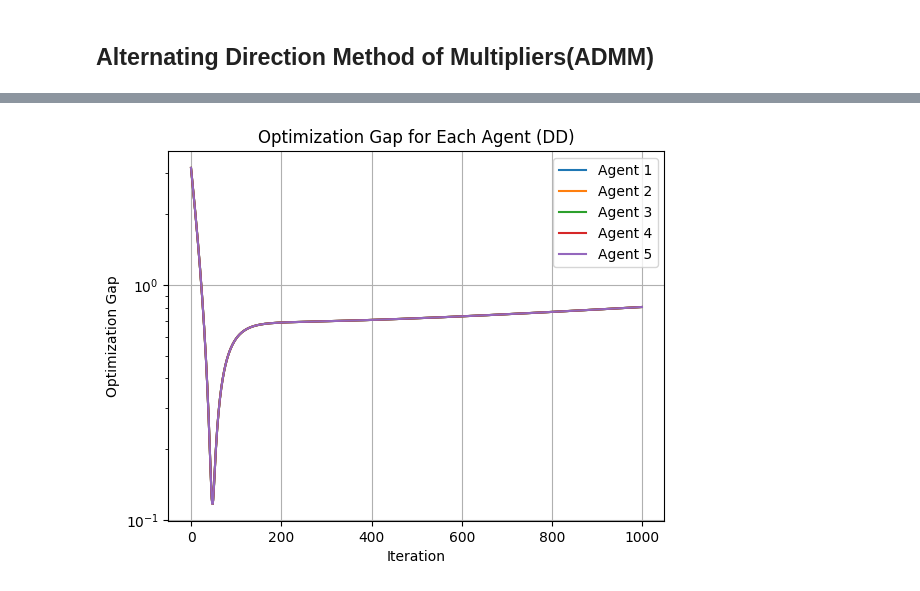
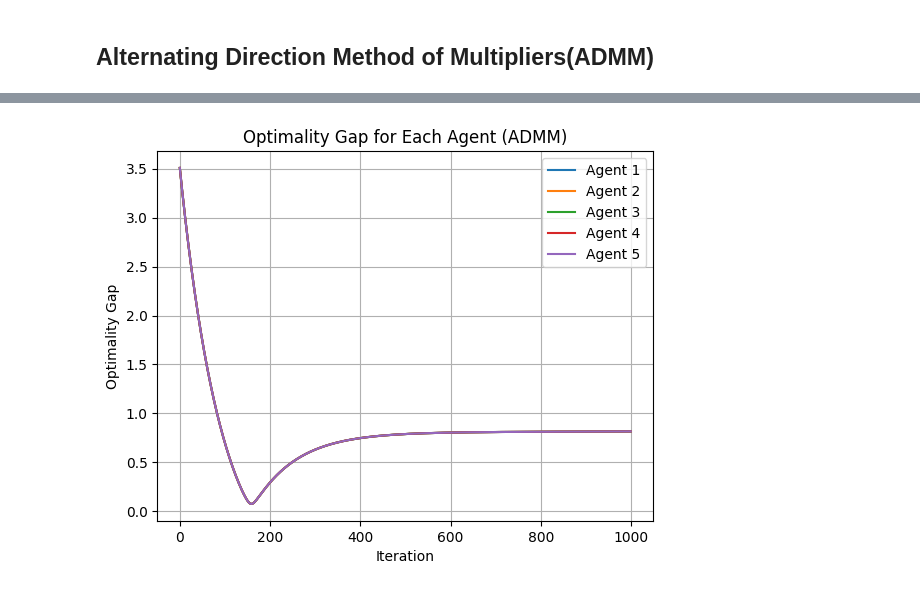
Before and after one commit to wendysanensta/cooperative_opt, a Jupyter notebook: Part 1.ipynb, the cells around one changed output, grey strips where cells are left out. Drawn from its saved outputs; the diff is of its cells as text; code cells hidden in the pictures.

```diff
--- a/Part 1.ipynb
+++ b/Part 1.ipynb
@@ -339,14 +319,13 @@ plt.show()
 # %% [markdown]
 <h2> Dual Decomposition
 # %%
-def dual_decomposition(num_iterations, agents, ind, K, y, step_size, sigma, regularization):
+def dual_decomposition(num_iterations, agents, ind, K, y, step_size, sigma, regularization, alpha_star):
     nb_agents = len(agents)
     m = len(ind)
 
     # Initialize dual variables and local optimization variables
     dual_variables = np.random.normal(size=(nb_agents, nb_agents, m))
     alpha = np.random.normal(size=(nb_agents, m))
-
     # Initialize optimality gap
     opt_gap = np.zeros((num_iterations, nb_agents))
 
@@ -391,11 +370,10 @@ def dual_decomposition(num_iterations, agents, ind, K, y, step_size, sigma, regu
 
     return alpha, opt_gap, dual_variables
 # %%
-true_alpha_linalg = alpha_star
-regularization = 0.005
-num_iterations = 1000
+regularization = 0.1
+num_iterations = 10000
 learning_rate = 0.001
 K = matrix_K(x[:n],x[:n])
 
-alpha_dd, opt_gap_dd, z = dual_decomposition(num_iterations, agents, ind, K, y[:n], step_size, sigma, regularization)
+alpha_dd, opt_gap_dd, z = dual_decomposition(num_iterations, agents, ind, K, y[:n], step_size, sigma, regularization, alpha_star)
 #alpha_dd, opt_gap_dd = dual_decomposition(num_iterations, agents, ind, w, K, y[:n], learning_rate, sigma, regularization)
@@ -436,7 +425,9 @@ def ADMM(num_iterations, agents, ind, K, y, sigma, beta):
     m = len(ind)
 
     # Initialize variables
-    alpha = np.zeros((nb_agents, m))  # Local optimization variables
+    #alpha = np.zeros((nb_agents, m))  # Local optimization variables
+    alpha = np.random.normal(size = (nb_agents, m))
+    print(alpha)
     opt_gap = np.zeros((num_iterations, m))
     dual_vars = np.zeros((nb_agents, m))  # Dual variables
 
@@ -473,8 +464,8 @@ def ADMM(num_iterations, agents, ind, K, y, sigma, beta):
     return alpha, opt_gap
 # %%
 num_iterations = 1000
-beta = 100
-regularization = 0.005
+beta = 300
+regularization = 0.1
 rho = 1
 K = matrix_K(x[:n],x[:n])
 alpha_admm, opt_gap_admm = ADMM(num_iterations, agents, ind, K, y, sigma, beta)
@@ -508,15 +510,14 @@ plot_f(nt, alpha_admm, title, method)
 # %%
 plt.figure()
 
 for agent_idx in range(a):
     plt.plot(range(num_iterations), opt_gap_admm[:, agent_idx], label=f"Agent {agent_idx+1}")
 
 plt.xlabel("Iteration")
-plt.ylabel("Optimization Gap")
-plt.title("Optimization Gap for Each Agent (DD)")
+plt.ylabel("Optimality Gap")
+plt.title("Optimality Gap for Each Agent (ADMM)")
 plt.legend()
 plt.grid(True)
-plt.yscale('log')
 plt.show()
 # %% [output]
-[figure, old version]
+[figure, new version]
```
Also changed, not shown: parts of 26 cells of this notebook.
